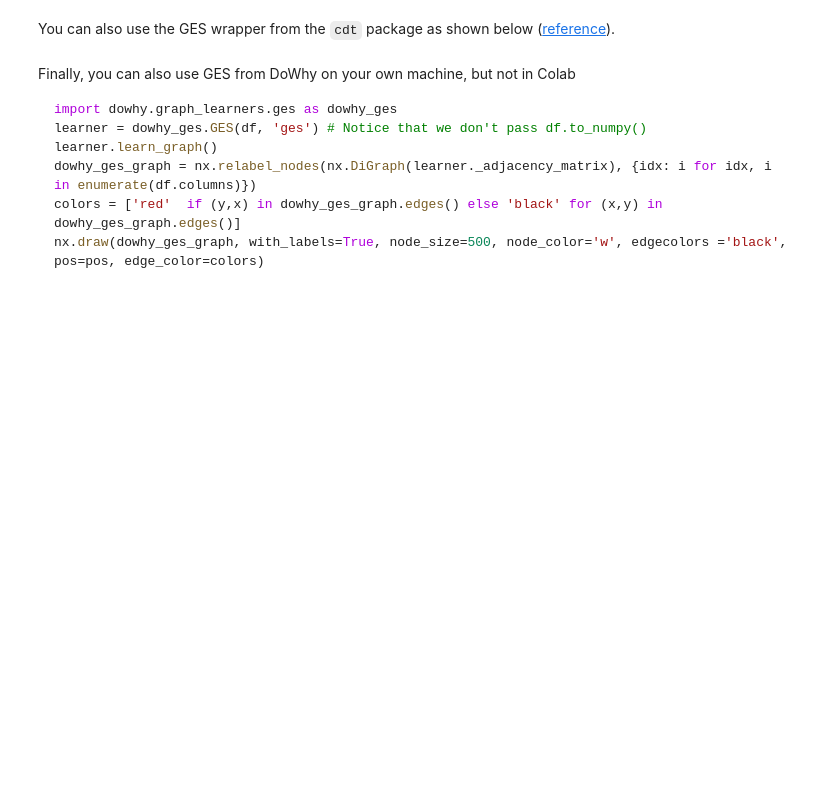
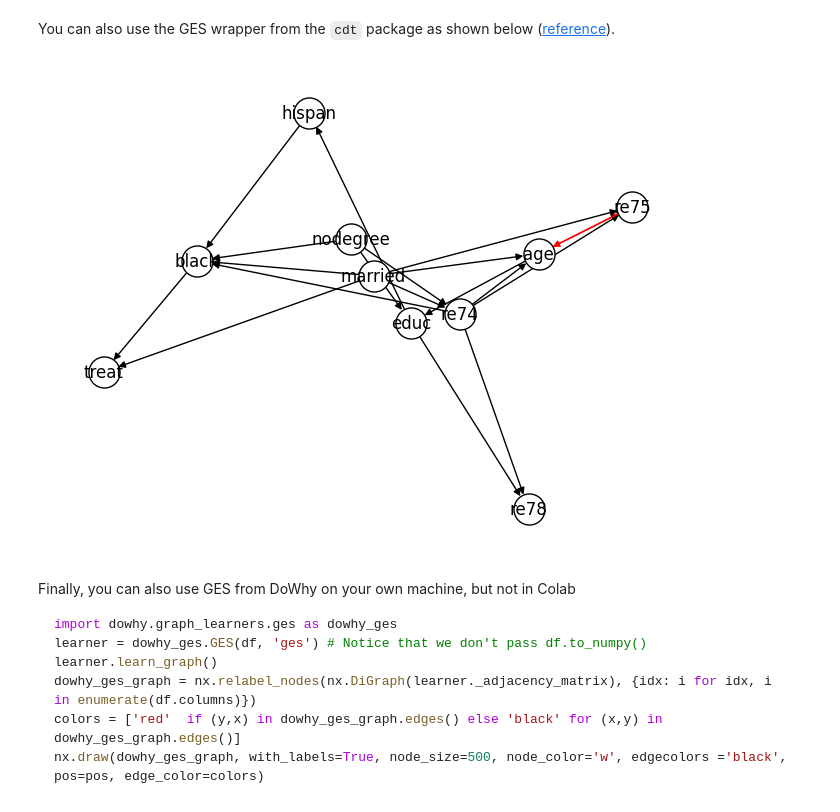
Before and after one commit to sohamchatterjee50/CAUSALITY, a Jupyter notebook: Causal_Discovery.ipynb, the cells around one changed output. Cells and saved outputs as stored; diff of their text form; code cells hidden in the pictures; blank space fills up the shorter version.

Commit message:
GES Causal discovery - Lalonde

````diff
--- a/Causal_Discovery.ipynb
+++ b/Causal_Discovery.ipynb
@@ -197,9 +214,11 @@ nx.draw(ges_graph, with_labels=True, node_size=500, node_color='w', edgecolors =
 # %% [markdown]
 You can also use the GES wrapper from the `cdt` package as shown below ([reference](https://fentechsolutions.github.io/CausalDiscoveryToolbox/html/causality.html?highlight=ges#ges)).
 # %%
-cdt_gres_graph = cdt.causality.graph.GES(score='obs').predict(df)
+cdt_gres_graph = cdt.causality.graph.GES(score='obs').predict(df_withoutid)
 colors = ['red'  if (y,x) in cdt_gres_graph.edges() else 'black' for (x,y) in cdt_gres_graph.edges()]
-nx.draw(cdt_gres_graph, with_labels=True, node_size=500, node_color='w', edgecolors ='black', pos=pos, edge_color=colors)
+nx.draw(cdt_gres_graph, with_labels=True, node_size=500, node_color='w', edgecolors ='black', edge_color=colors)
+# %% [output]
+[figure, added]
 # %% [markdown]
 Finally, you can also use GES from DoWhy on your own machine, but not in Colab
 ```py
````
Also changed, not shown: parts of 4 cells of this notebook.
